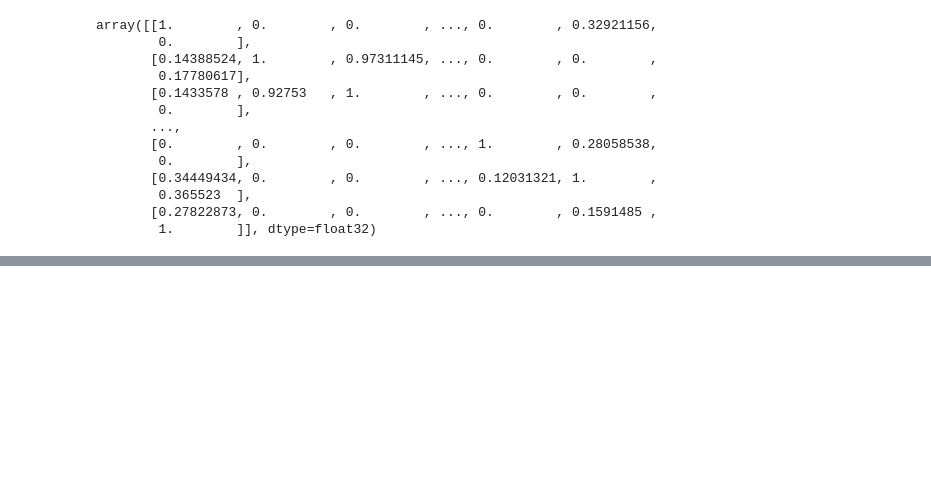
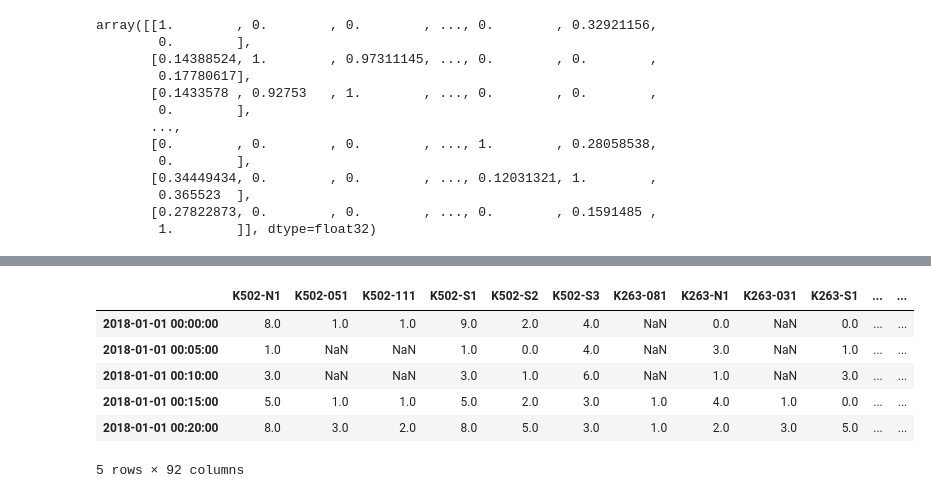
Before and after one commit to xuyou1999/Distance-Enhanced-Spatial-Pre-Training-DESPT, a Jupyter notebook: explore_data.ipynb, the cells around one changed output, grey strips where cells are left out. Saved outputs shown, nothing was run; the diff lists cells and outputs as text; code cells hidden in the pictures; blank space fills up the shorter version.

Commit message:
create new hague data combination

```diff
--- a/explore_data.ipynb
+++ b/explore_data.ipynb
@@ -1087,0 +990,29 @@ array([[1.        , 0.        , 0.        , ..., 0.        , 0.32921156,
+# %%
+file_path = 'data/Hauge/Hague_comp_sensor_ref.xlsx'
+df1 = pd.read_excel(file_path)
+df2 = pd.read_csv('data/Hauge/hague.csv', index_col=0)
+# %%
+def process_dataframes(df1, df2):
+    # New dataframe to hold results
+    df3 = pd.DataFrame()
+
+    # Iterate over rows in df1
+    for idx, row in df1.iterrows():
+        intersection = row['Intersection']
+        original_columns = str(row['Original']).split(',')
+
+        # Create full column names in df2 and sum them
+        if len(original_columns) > 1:
+            new_column_name = intersection + '-' + row['New']
+            # Create a list of full names to search in df2
+            df2_column_names = [intersection + '-' + orig for orig in original_columns]
+            # Sum the columns in df2 that are in our list if they exist
+            df3[new_column_name] = df2[df2_column_names].sum(axis=1)
+        else:
+            # Just copy the column from df2
+            df2_column_name = intersection + '-' + original_columns[0]
+            df3[df2_column_name] = df2[df2_column_name] if df2_column_name in df2.columns else pd.Series()
+
+    return df3
+# %%
+df3 = process_dataframes(df1, df2)
@@ -1087,0 +1039,10 @@ array([[1.        , 0.        , 0.        , ..., 0.        , 0.32921156,
+# %%
+df3.head()
+# %% [output]
+|  | K502-N1 | K502-051 | K502-111 | K502-S1 | K502-S2 | K502-S3 | K263-081 | K263-N1 | K263-031 | K263-S1 | ... | ... |
+| 2018-01-01 00:00:00 | 8.0 | 1.0 | 1.0 | 9.0 | 2.0 | 4.0 | NaN | 0.0 | NaN | 0.0 | ... | ... |
+| 2018-01-01 00:05:00 | 1.0 | NaN | NaN | 1.0 | 0.0 | 4.0 | NaN | 3.0 | NaN | 1.0 | ... | ... |
+| 2018-01-01 00:10:00 | 3.0 | NaN | NaN | 3.0 | 1.0 | 6.0 | NaN | 1.0 | NaN | 3.0 | ... | ... |
+| 2018-01-01 00:15:00 | 5.0 | 1.0 | 1.0 | 5.0 | 2.0 | 3.0 | 1.0 | 4.0 | 1.0 | 0.0 | ... | ... |
+| 2018-01-01 00:20:00 | 8.0 | 3.0 | 2.0 | 8.0 | 5.0 | 3.0 | 1.0 | 2.0 | 3.0 | 5.0 | ... | ... |
+5 rows × 92 columns
```
Also changed, not shown: parts of 80 cells of this notebook.
